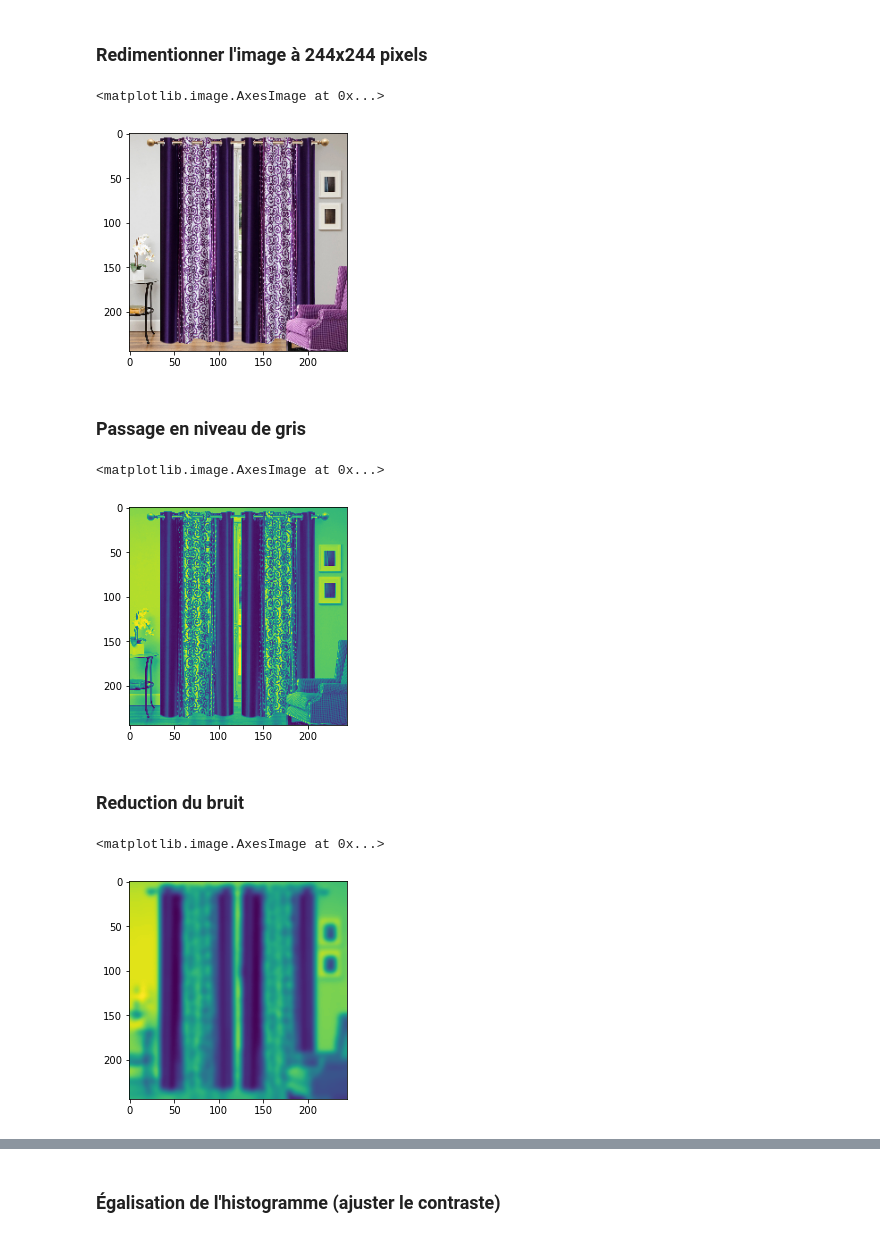
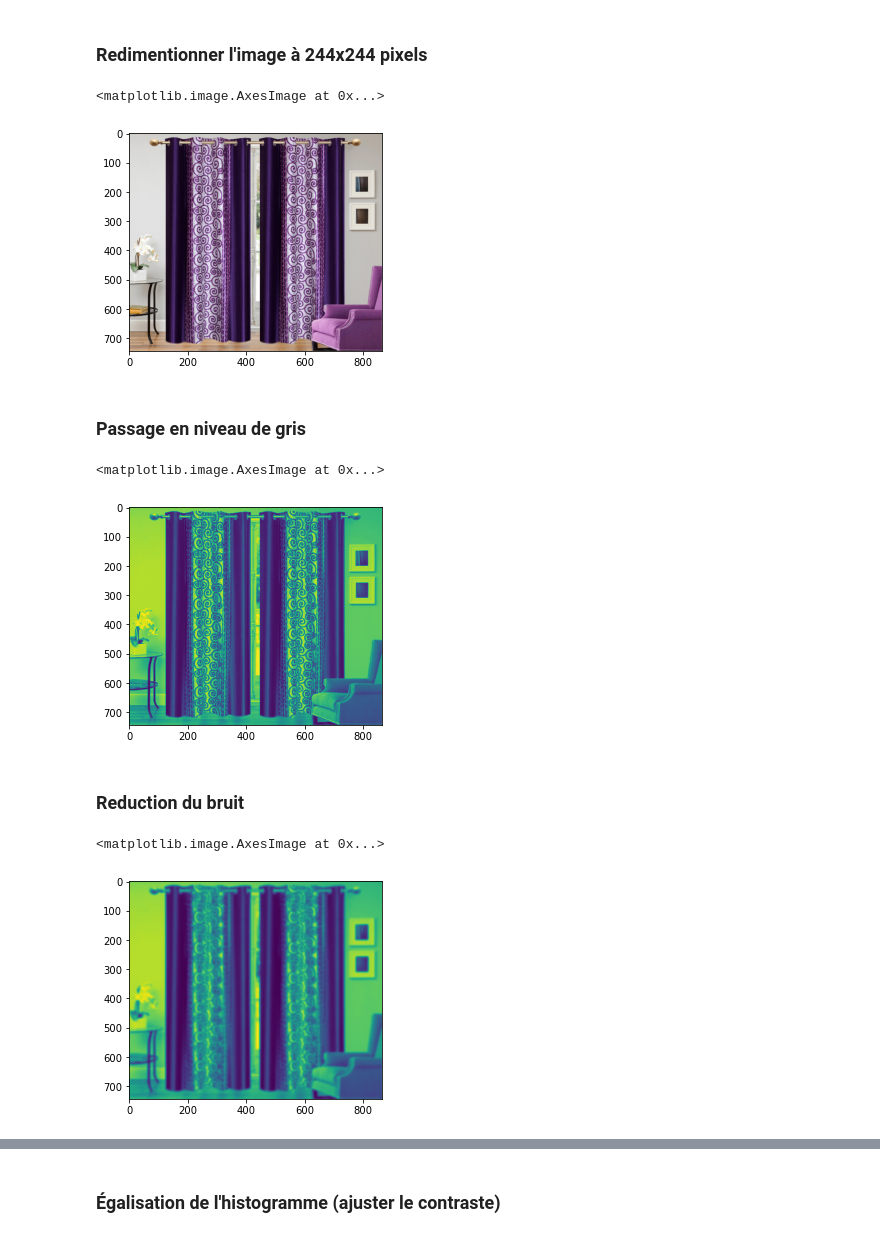
Before and after one commit to Soumaya-kh/marketplace, a Jupyter notebook: P6_NOTEBOOK.ipynb, the cells around one changed output, grey strips where cells are left out. Drawn from its saved outputs; the diff is of its cells as text; code cells hidden in the pictures.

```diff
--- a/P6_NOTEBOOK.ipynb
+++ b/P6_NOTEBOOK.ipynb
@@ -1071,11 +1176,11 @@ plt.imshow(img)
 # %% [markdown]
 ### Redimentionner l'image à 244x244 pixels
 # %%
-img = cv2.resize(img, dsize=(244, 244), interpolation=cv2.INTER_CUBIC)
+img = cv2.resize(img, dsize=(864, 744), interpolation=cv2.INTER_CUBIC)
 plt.imshow(img)
 # %% [output]
 <matplotlib.image.AxesImage at 0x...>
-[figure, old version]
+[figure, new version]
 # %% [markdown]
 ### Passage en niveau de gris
 # %%
@@ -1083,7 +1188,7 @@ img_gray = cv2.cvtColor(img,cv2.COLOR_BGR2GRAY)
 plt.imshow(img_gray)
 # %% [output]
 <matplotlib.image.AxesImage at 0x...>
-[figure, old version]
+[figure, new version]
 # %% [markdown]
 ### Reduction du bruit
 # %%
@@ -1091,7 +1196,7 @@ img_bruit = gaussian_filter(img_gray, sigma=3)
 plt.imshow(img_bruit)
 # %% [output]
 <matplotlib.image.AxesImage at 0x...>
-[figure, old version]
+[figure, new version]
 # %%
 img_bruit = gaussian_filter(img_gray, sigma=2)
 plt.imshow(img_bruit)
```
Also changed, not shown: parts of 61 cells of this notebook.
